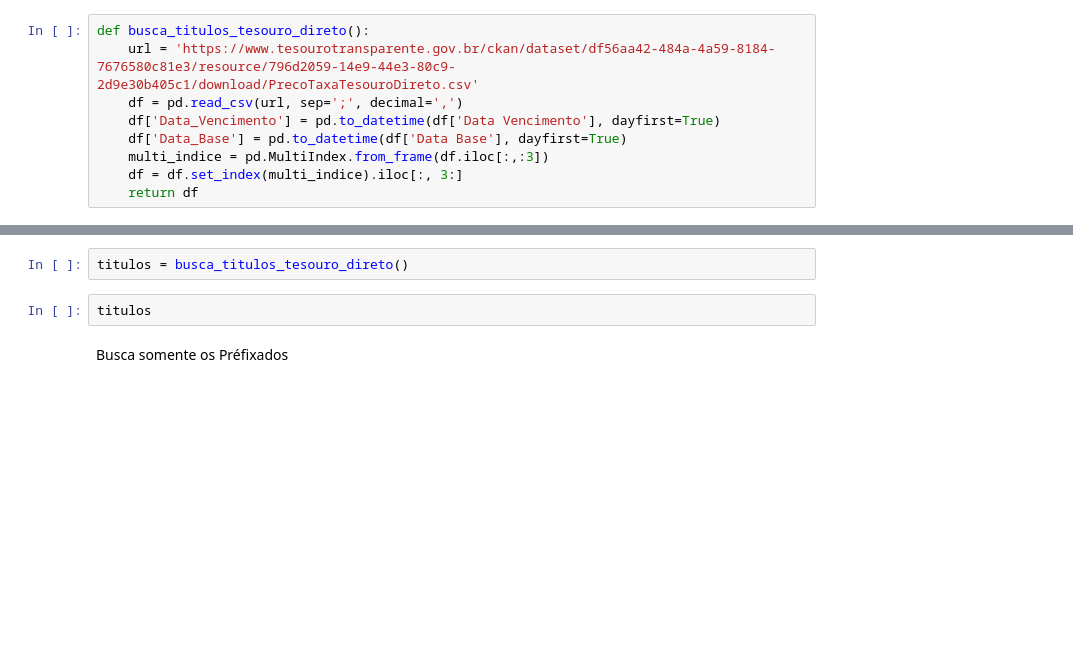
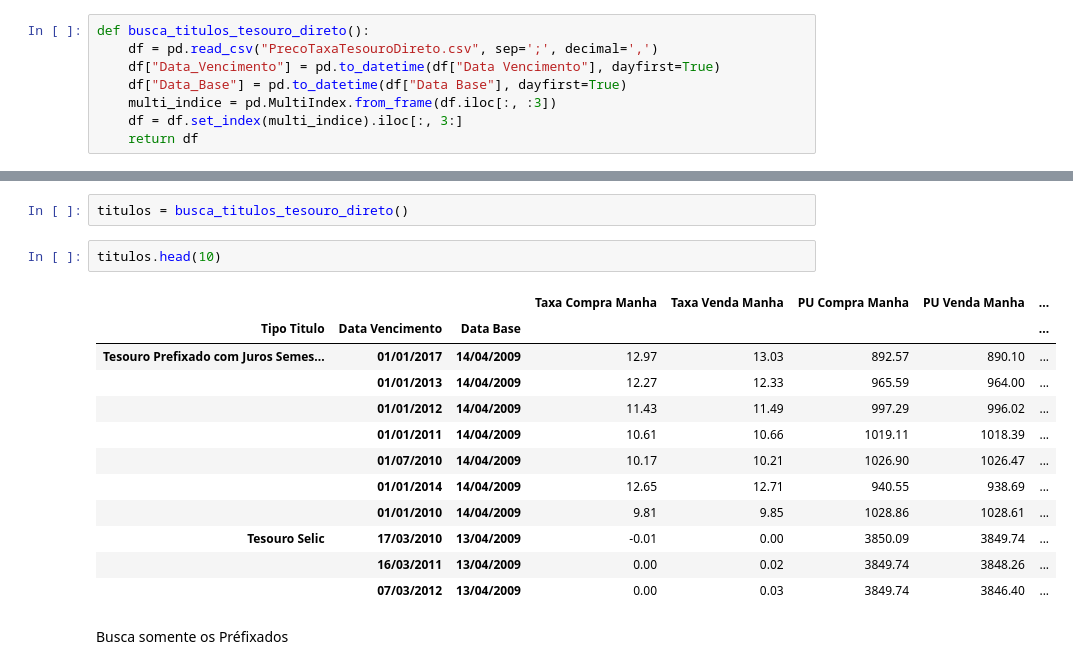
Before and after one commit to ElaineKelmaMoura/proj-etl, a Jupyter notebook: importar.ipynb, the cells around one changed output, grey strips where cells are left out. Saved outputs shown, nothing was run; the diff lists cells and outputs as text; blank space fills up the shorter version.

```diff
--- a/importar.ipynb
+++ b/importar.ipynb
@@ -20,11 +53,10 @@ import time
 Definir função para buscar dados
 # %%
 def busca_titulos_tesouro_direto():
-    url = 'https://www.tesourotransparente.gov.br/ckan/dataset/df56aa42-484a-4a59-8184-7676580c81e3/resource/796d2059-14e9-44e3-80c9-2d9e30b405c1/download/PrecoTaxaTesouroDireto.csv'
-    df = pd.read_csv(url, sep=';', decimal=',')
-    df['Data_Vencimento'] = pd.to_datetime(df['Data Vencimento'], dayfirst=True)
-    df['Data_Base'] = pd.to_datetime(df['Data Base'], dayfirst=True)
-    multi_indice = pd.MultiIndex.from_frame(df.iloc[:,:3])
+    df = pd.read_csv("PrecoTaxaTesouroDireto.csv", sep=';', decimal=',')
+    df["Data_Vencimento"] = pd.to_datetime(df["Data Vencimento"], dayfirst=True)
+    df["Data_Base"] = pd.to_datetime(df["Data Base"], dayfirst=True)
+    multi_indice = pd.MultiIndex.from_frame(df.iloc[:, :3])
     df = df.set_index(multi_indice).iloc[:, 3:]
     return df
 # %% [markdown]
@@ -32,7 +64,20 @@ Busca os títulos do Tesouro Direto
 # %%
 titulos = busca_titulos_tesouro_direto()
 # %%
-titulos
+titulos.head(10)
+# %% [output]
+|  |  |  | Taxa Compra Manha | Taxa Venda Manha | PU Compra Manha | PU Venda Manha | ... |
+| Tipo Titulo | Data Vencimento | Data Base |  |  |  |  | ... |
+| Tesouro Prefixado com Juros Semes... | 01/01/2017 | 14/04/2009 | 12.97 | 13.03 | 892.57 | 890.10 | ... |
+|  | 01/01/2013 | 14/04/2009 | 12.27 | 12.33 | 965.59 | 964.00 | ... |
+|  | 01/01/2012 | 14/04/2009 | 11.43 | 11.49 | 997.29 | 996.02 | ... |
+|  | 01/01/2011 | 14/04/2009 | 10.61 | 10.66 | 1019.11 | 1018.39 | ... |
+|  | 01/07/2010 | 14/04/2009 | 10.17 | 10.21 | 1026.90 | 1026.47 | ... |
+|  | 01/01/2014 | 14/04/2009 | 12.65 | 12.71 | 940.55 | 938.69 | ... |
+|  | 01/01/2010 | 14/04/2009 | 9.81 | 9.85 | 1028.86 | 1028.61 | ... |
+| Tesouro Selic | 17/03/2010 | 13/04/2009 | -0.01 | 0.00 | 3850.09 | 3849.74 | ... |
+|  | 16/03/2011 | 13/04/2009 | 0.00 | 0.02 | 3849.74 | 3848.26 | ... |
+|  | 07/03/2012 | 13/04/2009 | 0.00 | 0.03 | 3849.74 | 3846.40 | ... |
 # %% [markdown]
 Busca somente os Préfixados
 # %%
```
Also changed, not shown: parts of 10 cells of this notebook, 6 other files.
